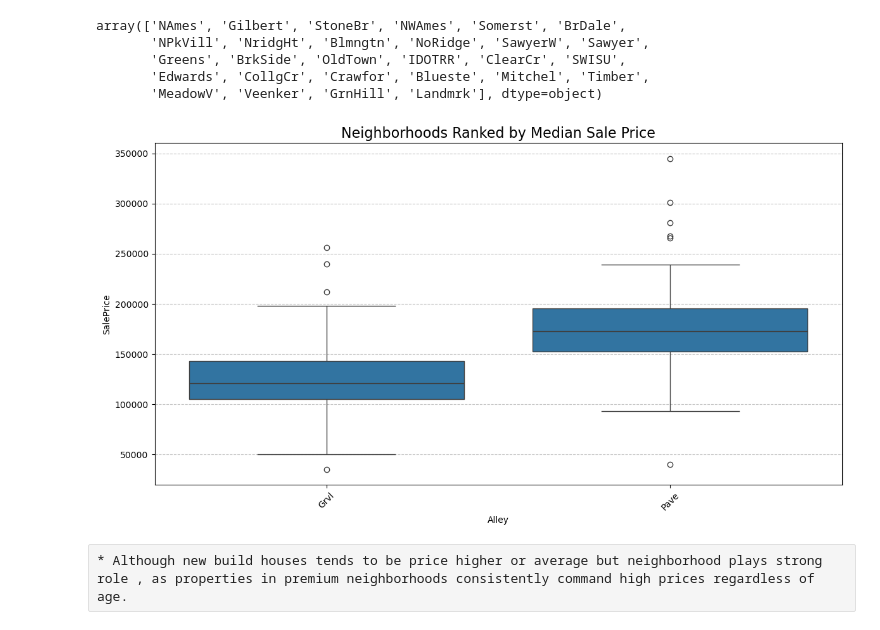
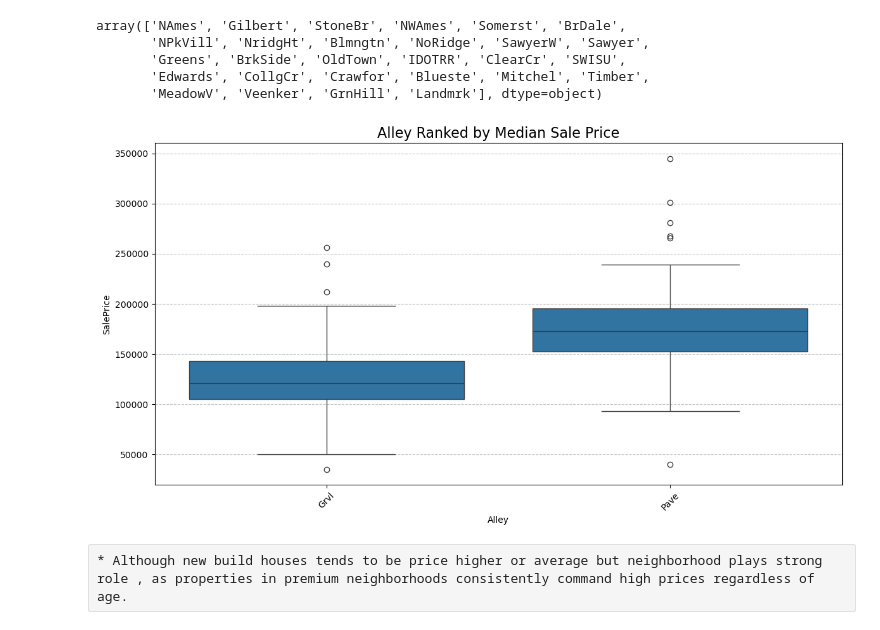
Before and after one commit to ThakurNishant2004/House_price_intelligence_system, a Jupyter notebook: main.ipynb, the cells around one changed output. Cells and saved outputs as stored; diff of their text form; code cells hidden in the pictures.

```diff
--- a/main.ipynb
+++ b/main.ipynb
@@ -285,22 +285,22 @@ array(['NAmes', 'Gilbert', 'StoneBr', 'NWAmes', 'Somerst', 'BrDale',
 # %%
 # 1. Create the sorting order
 # We group by Neighborhood, find the median price for each, and sort them.
 my_order = dataset.groupby(by=["Alley"])["SalePrice"].median().sort_values().index
 
 # 2. Set the figure size (Needs to be wide for 25+ neighborhoods)
 plt.figure(figsize=(14, 7))
 
 # 3. Create the Boxplot with the 'order' parameter
 sns.boxplot(x='Alley', y='SalePrice', data=dataset, order=my_order)
 
 # 4. Rotate labels so they don't overlap
 plt.xticks(rotation=45)
-plt.title('Neighborhoods Ranked by Median Sale Price', fontsize=16)
+plt.title('Alley Ranked by Median Sale Price', fontsize=16)
 plt.grid(axis='y', linestyle='--', alpha=0.7)
 
 plt.show()
 # %% [output]
-[figure, old version]
+[figure, new version]
 # %% [raw]
 * Although new build houses tends to be price higher or average but neighborhood plays strong role , as properties in premium neighborhoods consistently command high prices regardless of age.
 # %% [raw]
```
Also changed, not shown: parts of 30 cells of this notebook.
